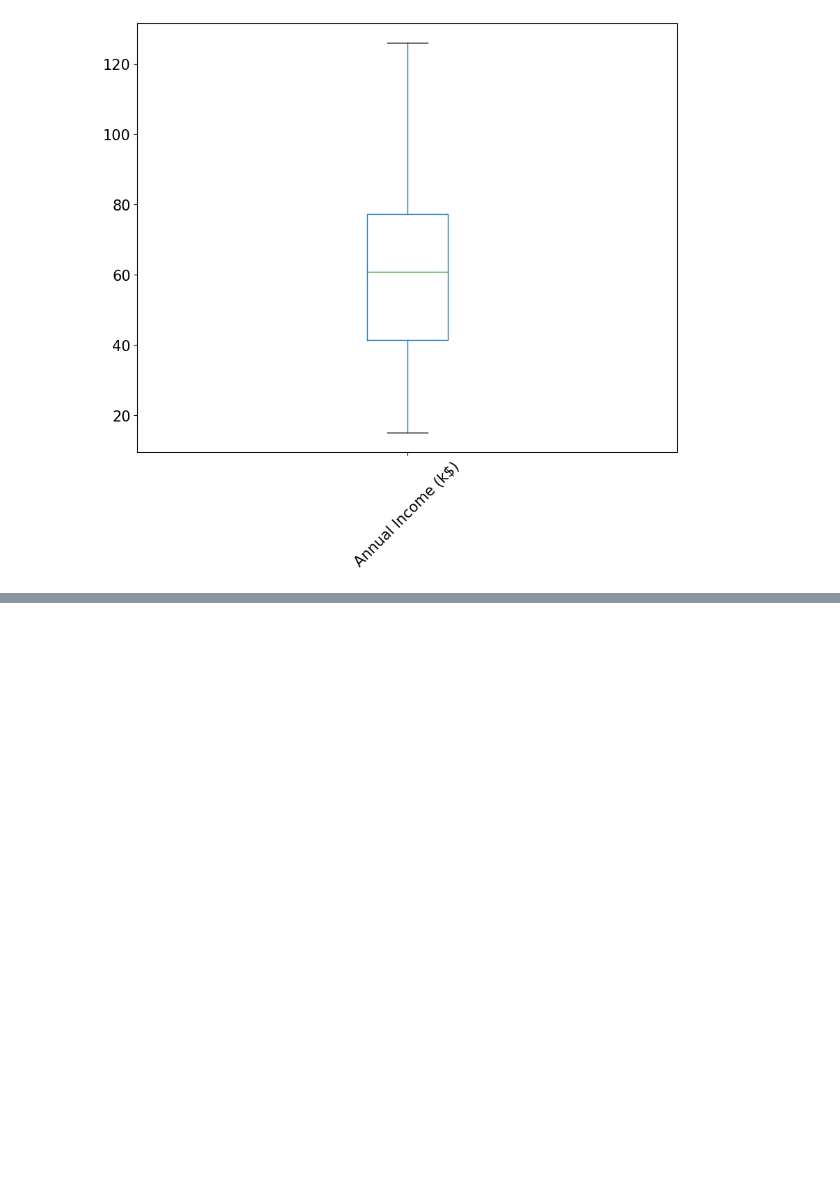
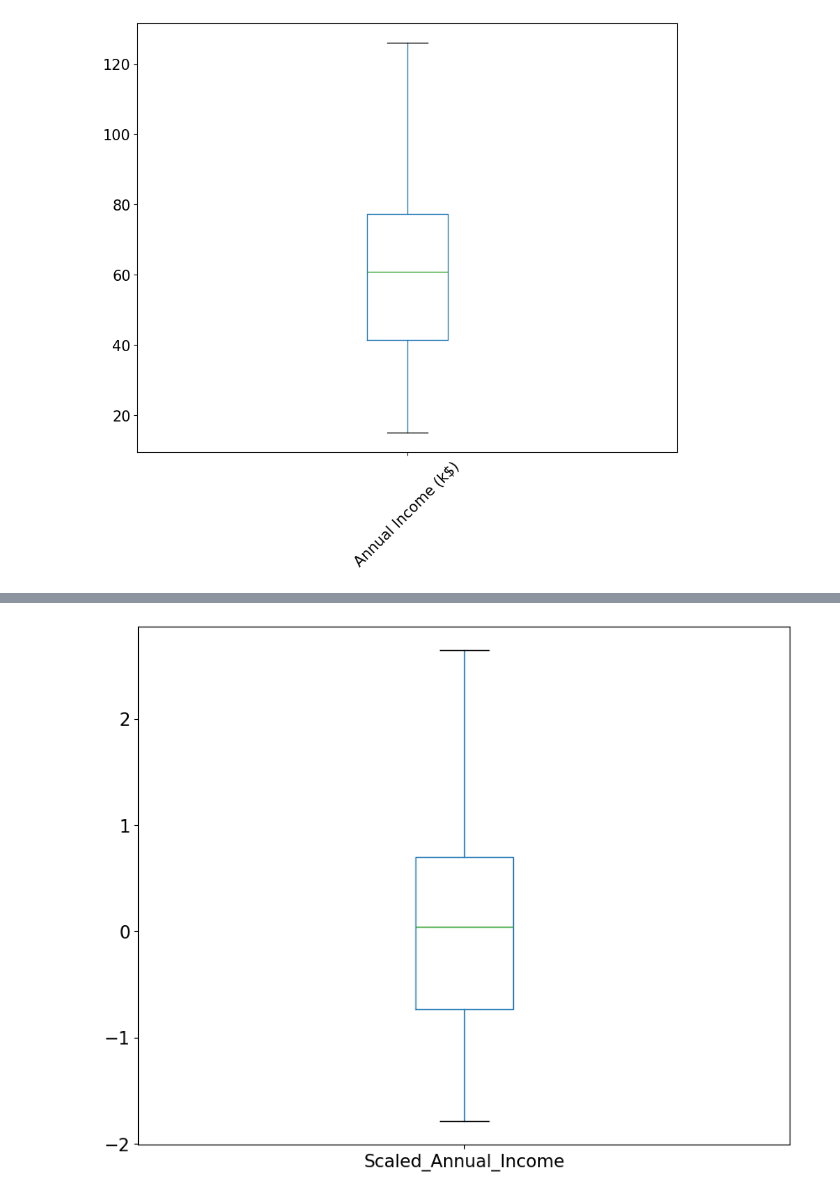
Before and after one commit to YinYinIsMyName/super-duper-spoon, a Jupyter notebook: notebooks/mall_customers.ipynb, the cells around one changed output, grey strips where cells are left out. Cells and saved outputs as stored; diff of their text form; code cells hidden in the pictures; blank space fills up the shorter version.

```diff
--- a/notebooks/mall_customers.ipynb
+++ b/notebooks/mall_customers.ipynb
@@ -146,3 +159,8 @@ mall_customer_info.describe()
 boxPlot = mall_customer_info.boxplot(grid=False,column=['Annual Income (k$)'],fontsize=15,rot=45,figsize=(10,8))
 # %% [output]
 [figure]
+# %%
+#import sklearn
+from sklearn.preprocessing import StandardScaler
+scalar = StandardScaler()
+scaled_annual_income = scalar.fit_transform(mall_customer_info['Annual Income (k$)'].values.reshape(-1,1))
@@ -148,0 +171,2 @@ boxPlot = mall_customer_info.boxplot(grid=False,column=['Annual Income (k$)'],fo
+# %%
+mall_customer_info['Scaled_Annual_Income'] = scaled_annual_income
@@ -148,0 +185,4 @@ boxPlot = mall_customer_info.boxplot(grid=False,column=['Annual Income (k$)'],fo
+# %%
+mall_customer_info.boxplot(figsize=(10,8),grid=False,fontsize=15,column=['Scaled_Annual_Income']);
+# %% [output]
+[figure, added]
```
Also changed, not shown: parts of 6 cells of this notebook, 2 other files.
